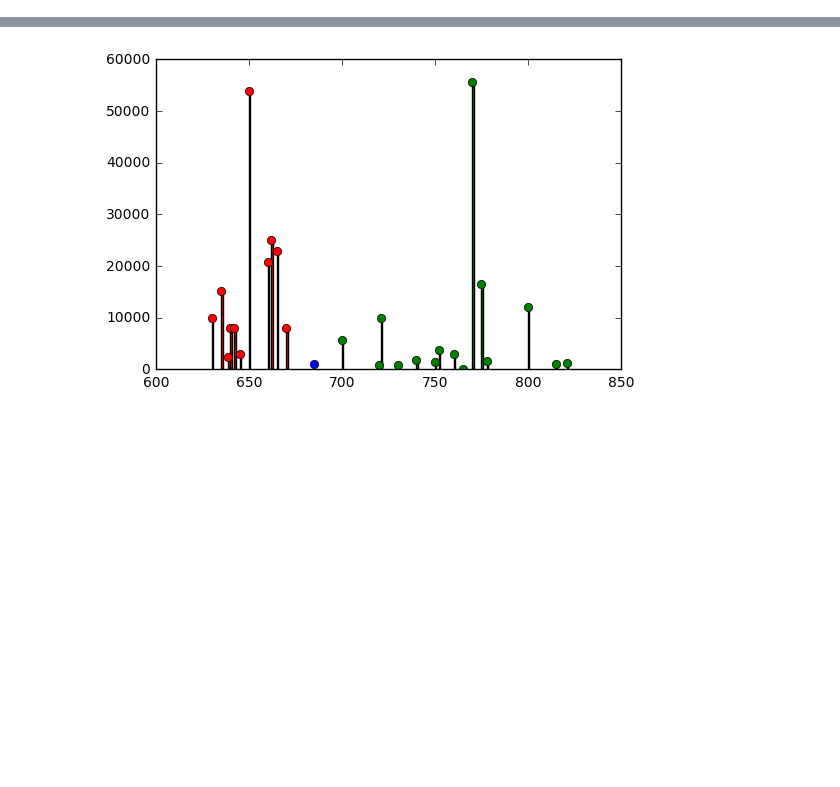
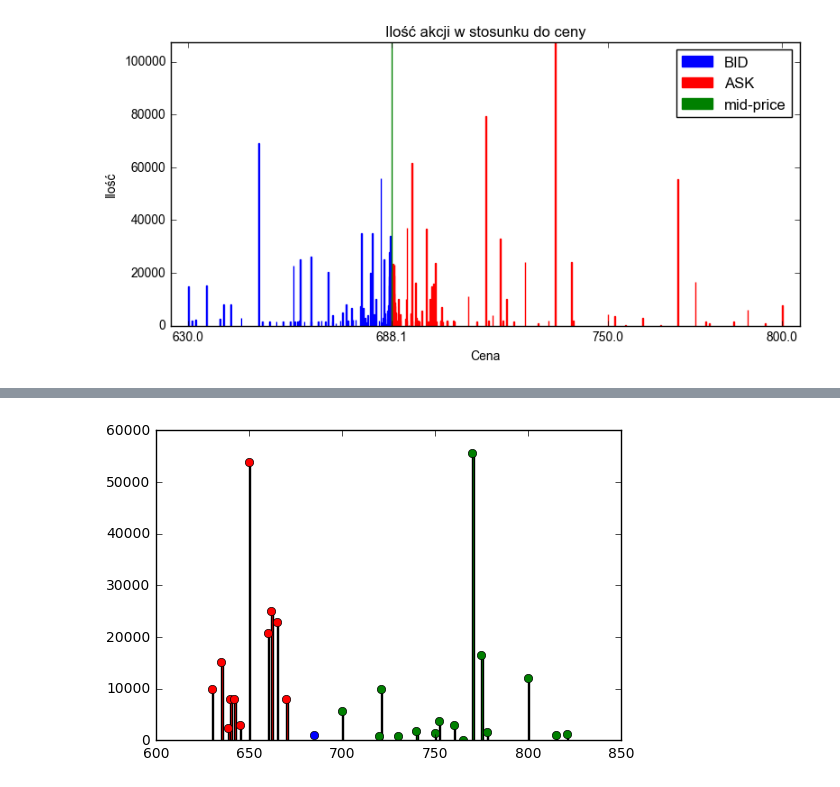
Before and after one commit to DawPawel/PracaLicencjacka, a Jupyter notebook: Projekt.ipynb, the cells around one changed output, grey strips where cells are left out. Cells and saved outputs as stored; diff of their text form; code cells hidden in the pictures; blank space fills up the shorter version.

Commit message:
przyklady danych

```diff
--- a/Projekt.ipynb
+++ b/Projekt.ipynb
@@ -33,3 +173,39 @@ tablicaTickowRosnaca = np.load("tablicaTickowRosnaca.npy")
 # tablicaCalekRosnaca = np.load("tablicaCalekRosnaca")
 tablicaCalekRosnacaBezDzielenia = np.load("tablicaCalekRosnacaBezDzielenia.npy")
 tabCalPo1razy170 = (((tablicaCalekPo1BezDzielenia[indeksy]).T[:170]).T)*1
+# %%
+nrWiersza = 430
+midPrice = X[nrWiersza].midPrice
+# %%
+def narysujPrzykladowyWykres(xAsk, yAsk, xBid, yBid, midPrice, nawa, zblizone = False):
+    plt.rc('font', family='Arial')
+    plt.rcParams["figure.figsize"] = [8, 4]
+    maks = np.max([np.max(yBid), np.max(yAsk)])
+    plt.xlabel('Cena')
+    plt.ylabel("Ilość")
+    szerokosc = 0.2
+    if (zblizone):
+        plt.xticks(np.arange(midPrice - 10, midPrice + 12, 2))
+        plt.axis([midPrice - 12, midPrice + 12, 0, maks])
+        szerokosc /= 10
+    else:
+        plt.xticks([630, midPrice, 750, 800])
+        plt.axis([625, 805, 0, maks])
+    plt.title("Ilość akcji w stosunku do ceny")
+
+    plt.bar(xBid, yBid, width=szerokosc, color = 'blue', edgecolor = "blue", label = "BID")
+    plt.bar(xAsk, yAsk, width=szerokosc, color = 'red', edgecolor = "red", label = "ASK")
+
+    plt.bar(midPrice, maks, width=szerokosc, color = 'green', edgecolor = "green", label = "mid-price")
+
+    plt.legend()
+
+    plt.tight_layout()
+    plt.savefig(nawa)
+    plt.show()
+# %%
+wiersz = X[nrWiersza]
+narysujPrzykladowyWykres(wiersz.ask[:, 0], wiersz.ask[:, 1], wiersz.bid[:, 0], wiersz.bid[:, 1],
+                         midPrice, "PrzykladDanychDlaListyLobow")
+# %% [output]
+[figure, added]
```
Also changed, not shown: parts of 16 cells of this notebook, 13 other files.
